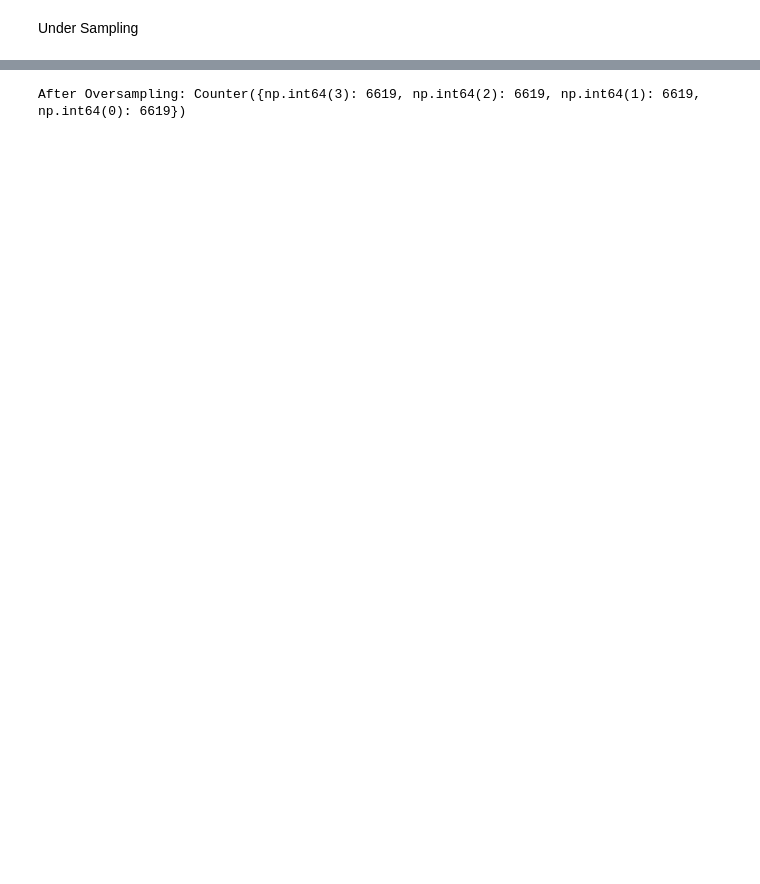
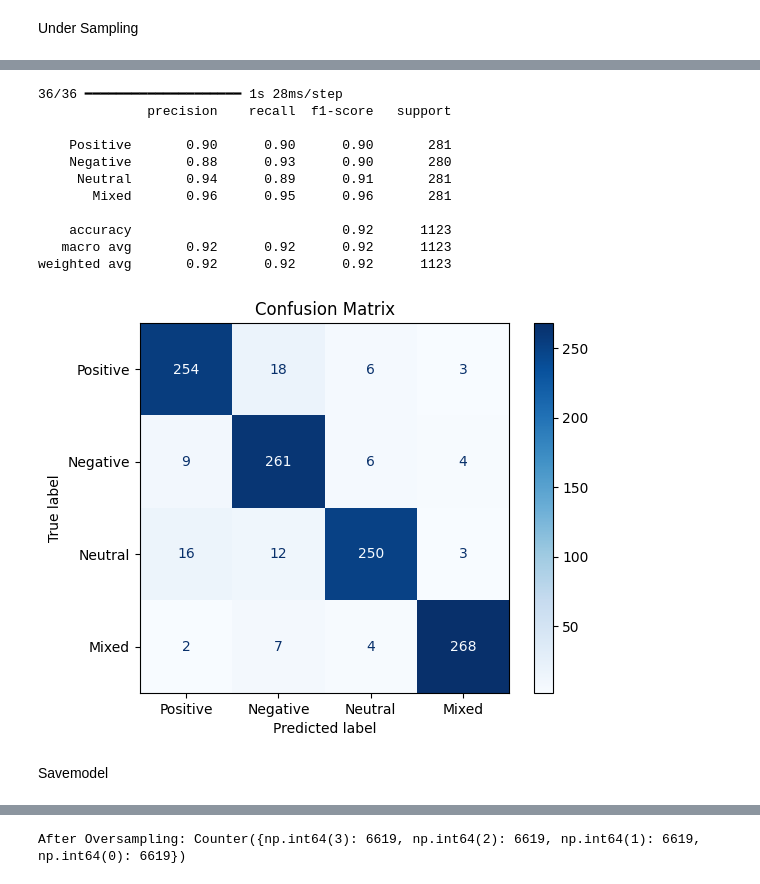
Before and after one commit to ashibullah/Romanian-Bangla-Sentiment-Analysis-NLP, a Jupyter notebook: RomanianBanglaSentimentAnalysis.ipynb, the cells around one changed output, grey strips where cells are left out. Cells and saved outputs as stored; diff of their text form; code cells hidden in the pictures; blank space fills up the shorter version.

```diff
--- a/RomanianBanglaSentimentAnalysis.ipynb
+++ b/RomanianBanglaSentimentAnalysis.ipynb
@@ -344,7 +665,22 @@ model.fit(
 # %%
-from sklearn.metrics import classification_report
 
 y_pred = model.predict(X_test)
 y_pred_classes = np.argmax(y_pred, axis=1)
 
 print(classification_report(y_test, y_pred_classes, target_names=['Positive', 'Negative', 'Neutral', 'Mixed']))
+plot_confusion_matrix_fixed(y_test, y_pred_classes)
+# %% [output]
+36/36 ━━━━━━━━━━━━━━━━━━━━ 1s 28ms/step
+              precision    recall  f1-score   support
+
+    Positive       0.90      0.90      0.90       281
+    Negative       0.88      0.93      0.90       280
+     Neutral       0.94      0.89      0.91       281
+       Mixed       0.96      0.95      0.96       281
+
+    accuracy                           0.92      1123
+   macro avg       0.92      0.92      0.92      1123
+weighted avg       0.92      0.92      0.92      1123
+[figure, added]
+# %% [markdown]
+Savemodel
```
Also changed, not shown: parts of 125 cells of this notebook.
